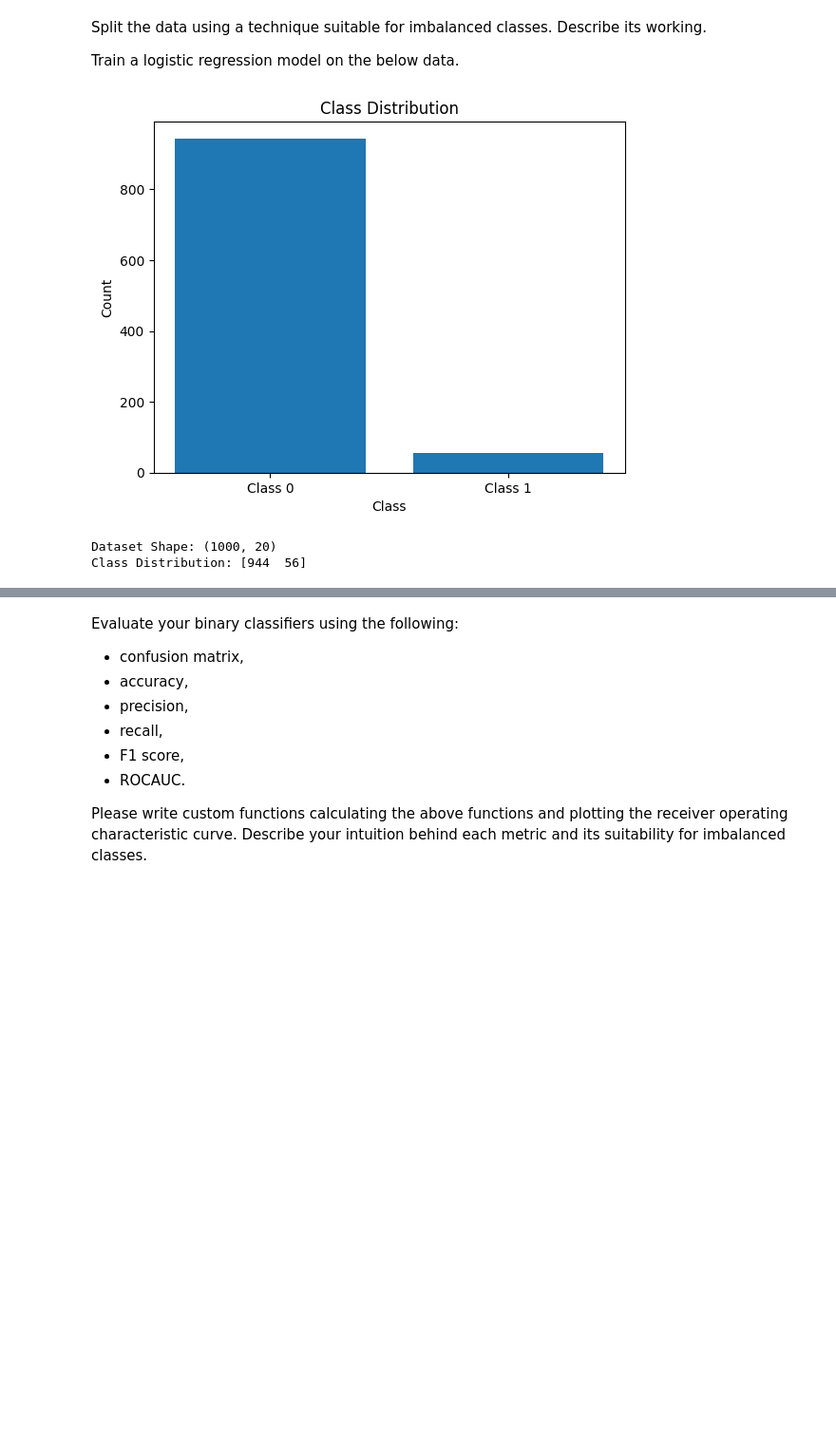
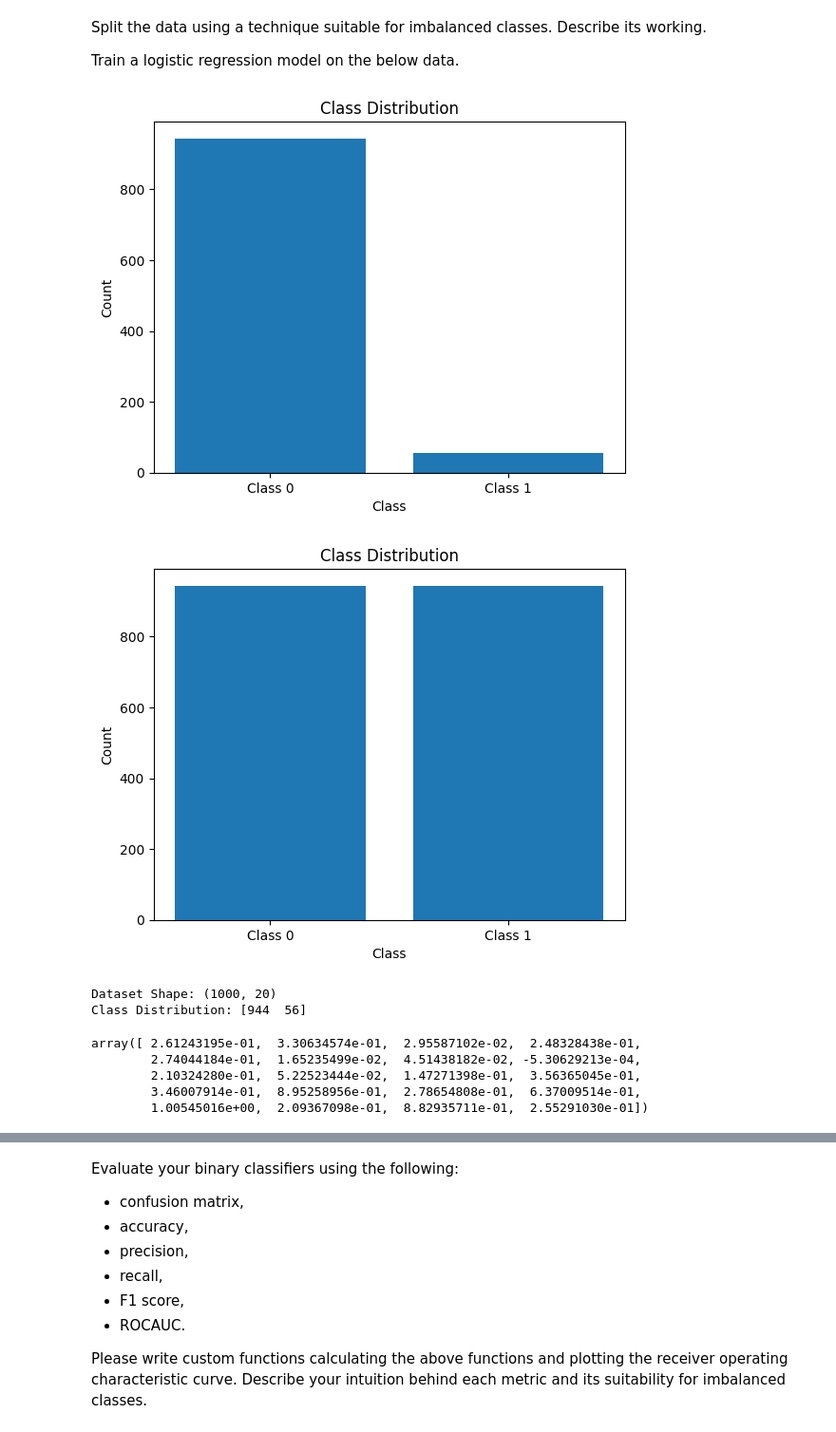
Before and after one commit to mkarapka/Studia, a Jupyter notebook: 5_sem/Machine_Learning/Lab3/Assignment3.ipynb, the cells around one changed output, grey strips where cells are left out. Shown at 95% size. Drawn from its saved outputs; the diff is of its cells as text; code cells hidden in the pictures; blank space fills up the shorter version.

```diff
--- a/5_sem/Machine_Learning/Lab3/Assignment3.ipynb
+++ b/5_sem/Machine_Learning/Lab3/Assignment3.ipynb
@@ -166,50 +401,76 @@ Split the data using a technique suitable for imbalanced classes. Describe its w
 Train a logistic regression model on the below data.
 # %%
 # Create a synthetic dataset
+from imblearn.over_sampling import SMOTE
+from sklearn.metrics import (
+    confusion_matrix,
+    accuracy_score,
+    precision_score,
+    recall_score,
+    f1_score,
+    roc_auc_score,
+    roc_curve,
+)
 
 X, y = make_classification(
-
     n_samples=1000,
-
     n_informative=4,
     n_redundant=5,
     n_features=20,
     n_clusters_per_class=3,
+    n_classes=2,
+    weights=[0.95, 0.05],
+    random_state=42,
+)
+smote = SMOTE(random_state=42)
+X_resampled, y_resampled = smote.fit_resample(X, y)
 
-    n_classes=2,
+# visualize
 
-    weights=[0.95, 0.05],
 
-    random_state=42,
+# Split the resampled data
+X_train_resampled, X_test_resampled, y_train_resampled, y_test_resampled = (
+    train_test_split(X_resampled, y_resampled, test_size=0.8, random_state=42)
 )
 
 
+# training a logistic regression
+β_sample = np.random.random(X.shape[1])
+log_model = LogisticRegression(0.01, 1000)
+β, losses = log_model.fit_CGA(y, X, β_sample)
 
 # Visualize class distribution
+
 
 def visualize_class_distribution(y):
 
     plt.bar(["Class 0", "Class 1"], [sum(y == 0), sum(y == 1)])
 
     plt.title("Class Distribution")
 
     plt.xlabel("Class")
 
     plt.ylabel("Count")
 
     plt.show()
 
 
-
 visualize_class_distribution(y)
-
+visualize_class_distribution(y_resampled)
 
 # Summarize dataset
 
 print("Dataset Shape:", X.shape)
 
 print("Class Distribution:", np.bincount(y))
+β
 # %% [output]
 [figure]
+[figure, added]
 Dataset Shape: (1000, 20)
 Class Distribution: [944  56]
+array([ 2.61243195e-01,  3.30634574e-01,  2.95587102e-02,  2.48328438e-01,
+        2.74044184e-01,  1.65235499e-02,  4.51438182e-02, -5.30629213e-04,
+        2.10324280e-01,  5.22523444e-02,  1.47271398e-01,  3.56365045e-01,
+        3.46007914e-01,  8.95258956e-01,  2.78654808e-01,  6.37009514e-01,
+        1.00545016e+00,  2.09367098e-01,  8.82935711e-01,  2.55291030e-01])
```
Also changed, not shown: parts of 21 cells of this notebook, 56 other files.
